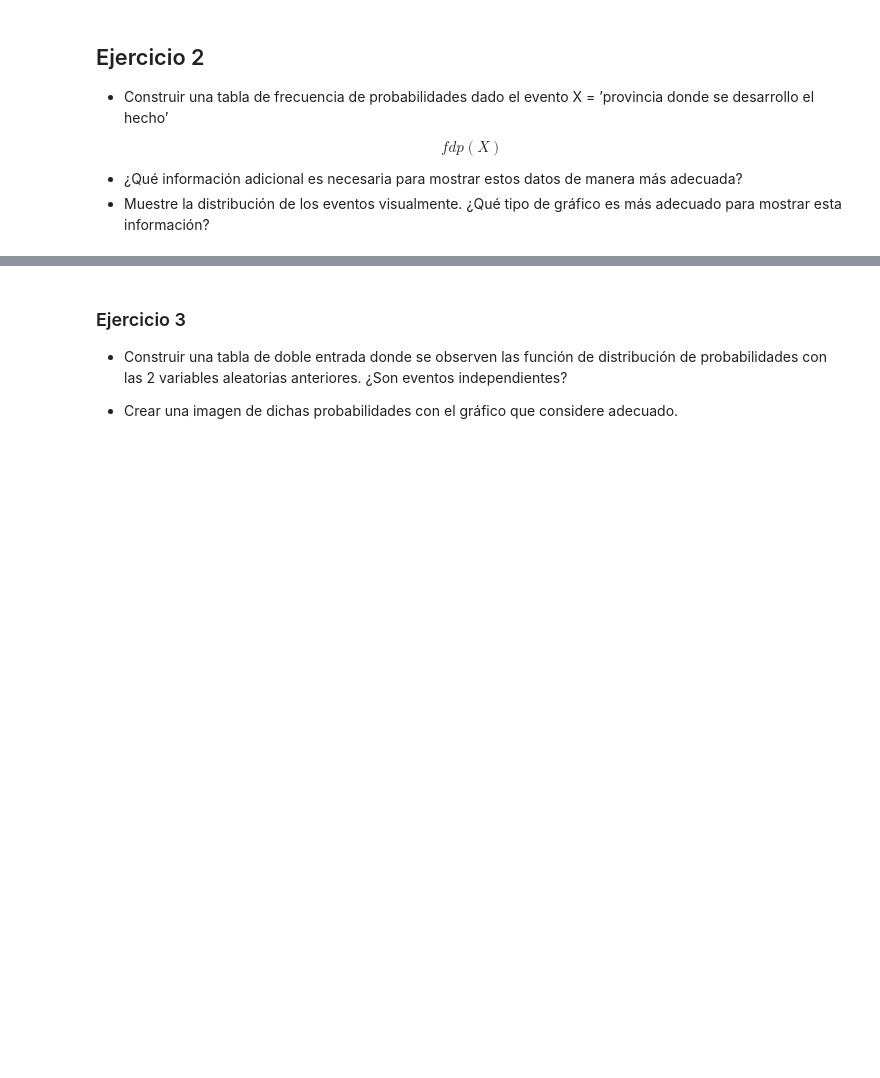
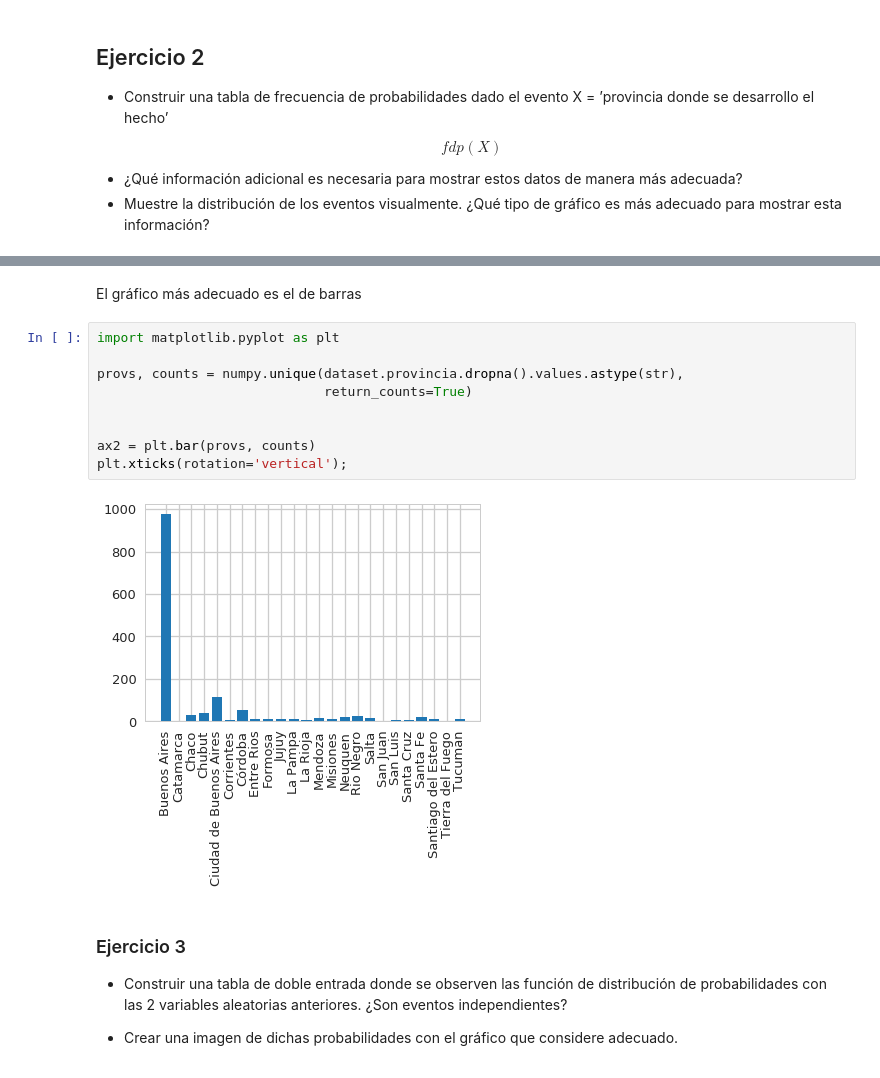
Before and after one commit to andresilm/diplodatos2018, a Jupyter notebook: AnalisisYVisualizacion/ejercicio1/Tarea integradora - parte 1.ipynb, the cells around one changed output, grey strips where cells are left out. Cells and saved outputs as stored; diff of their text form; blank space fills up the shorter version.

```diff
--- a/AnalisisYVisualizacion/ejercicio1/Tarea integradora - parte 1.ipynb
+++ b/AnalisisYVisualizacion/ejercicio1/Tarea integradora - parte 1.ipynb
@@ -116,3 +170,16 @@ $$fdp(X)$$
+# %% [markdown]
+El gráfico más adecuado es el de barras
+# %%
+import matplotlib.pyplot as plt
+
+provs, counts = numpy.unique(dataset.provincia.dropna().values.astype(str),
+                             return_counts=True)
+
+
+ax2 = plt.bar(provs, counts)
+plt.xticks(rotation='vertical');
+# %% [output]
+[figure, added]
 # %% [markdown]
 ### Ejercicio 3
 
```
Also changed, not shown: parts of 13 cells of this notebook.
